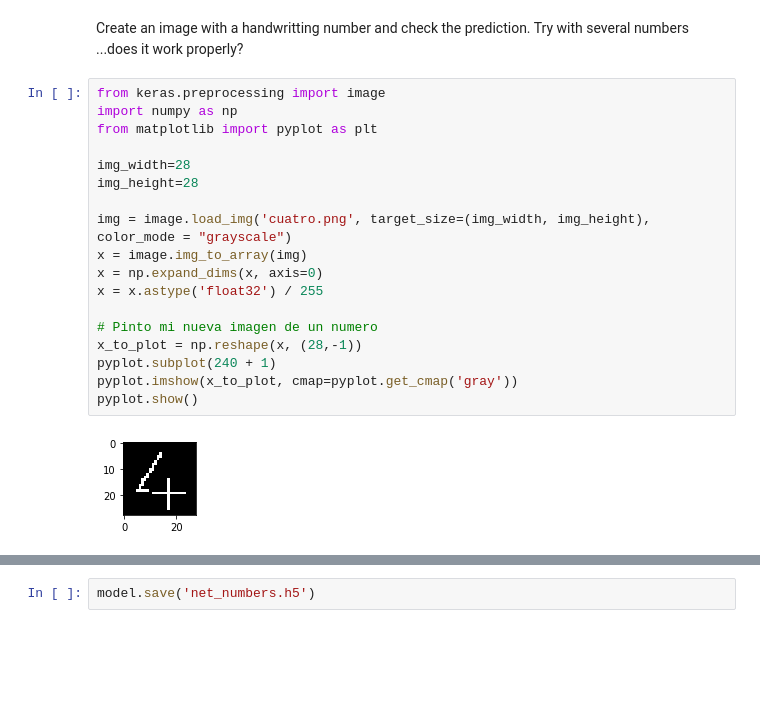
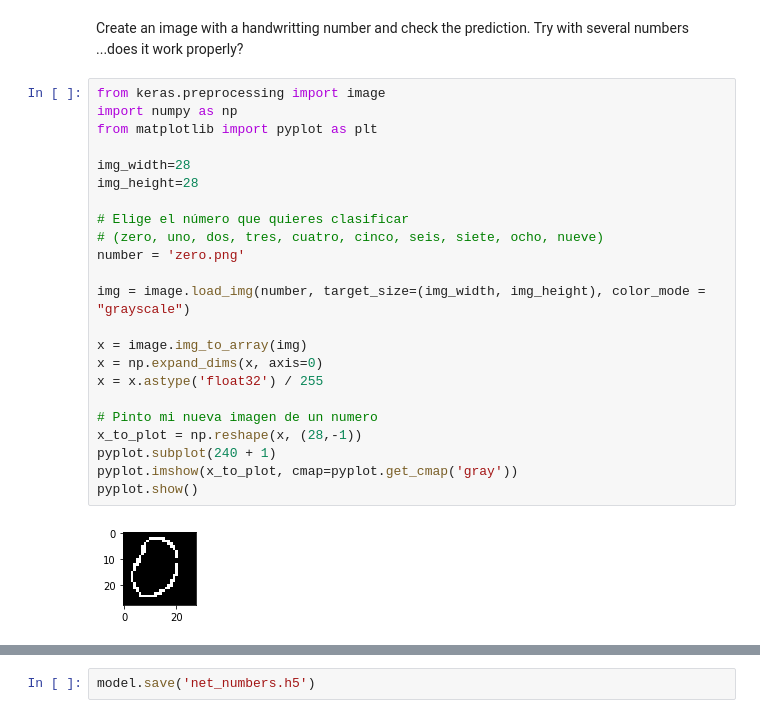
Before and after one commit to NTrevisani/DataScienceMaster, a Jupyter notebook: MachineLearning_1/PracticaMNIST/classifying-numbers.ipynb, the cells around one changed output, grey strips where cells are left out. Saved outputs shown, nothing was run; the diff lists cells and outputs as text; blank space fills up the shorter version.

Commit message:
code and numbers for MNIST

```diff
--- a/MachineLearning_1/PracticaMNIST/classifying-numbers.ipynb
+++ b/MachineLearning_1/PracticaMNIST/classifying-numbers.ipynb
@@ -193,23 +193,28 @@ Create an image with a handwritting number and check the prediction. Try with se
 # %%
 from keras.preprocessing import image
 import numpy as np
 from matplotlib import pyplot as plt
 
 img_width=28
 img_height=28
 
-img = image.load_img('cuatro.png', target_size=(img_width, img_height), color_mode = "grayscale")
+# Elige el número que quieres clasificar
+# (zero, uno, dos, tres, cuatro, cinco, seis, siete, ocho, nueve)
+number = 'zero.png'
+
+img = image.load_img(number, target_size=(img_width, img_height), color_mode = "grayscale")
+
 x = image.img_to_array(img)
 x = np.expand_dims(x, axis=0)
 x = x.astype('float32') / 255
 
 # Pinto mi nueva imagen de un numero
 x_to_plot = np.reshape(x, (28,-1))
 pyplot.subplot(240 + 1)
 pyplot.imshow(x_to_plot, cmap=pyplot.get_cmap('gray'))
 pyplot.show()
 # %% [output]
-[figure, old version]
+[figure, new version]
 # %%
 # Veo como se clasifica
 y = model.predict_classes(x)
```
Also changed, not shown: parts of 5 cells of this notebook, 12 other files.
